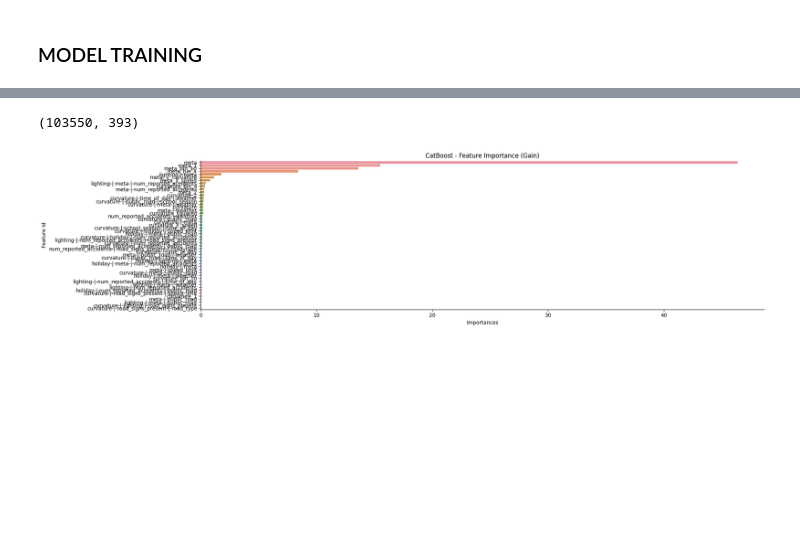
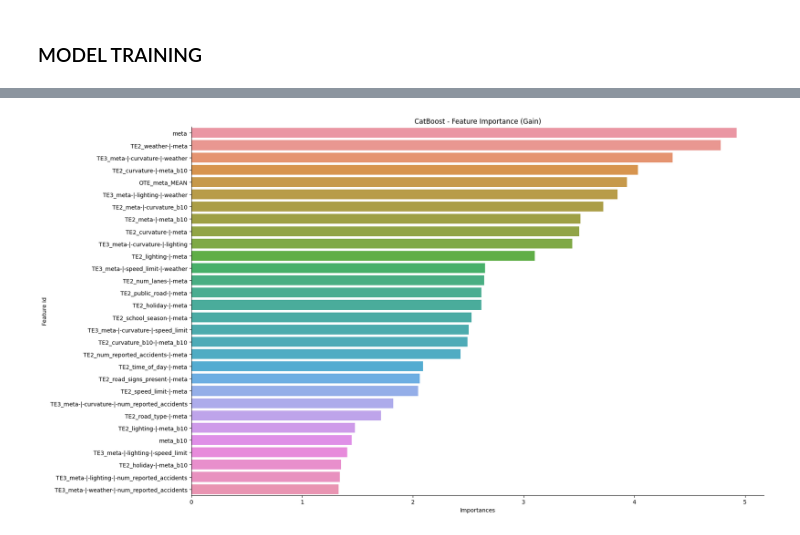
Before and after one commit to coded-sly/s5e10-Road-Accident-Risk, a Jupyter notebook: s5e10-cat-meta-fe.ipynb, the cells around one changed output, grey strips where cells are left out. Drawn from its saved outputs; the diff is of its cells as text; code cells hidden in the pictures; blank space fills up the shorter version.

Commit message:
Kaggle Notebook | S5E10-CAT-meta | v1-SYM_BAYES

```diff
--- a/s5e10-cat-meta-fe.ipynb
+++ b/s5e10-cat-meta-fe.ipynb
@@ -347,2 +214,0 @@ def create_features(train_df, test_df, orig_df):
-# %%
-train, test, TE, BINS, DIGITS = create_features(train, test, orig)
@@ -368,0 +274,18 @@ Creating bins... curvature_4, curvature_10, meta_4, meta_10,
+# %%
+## -- Triplewise combinations --
+TOP_PREDICTORS = ['meta','curvature','lighting','speed_limit','weather','num_reported_accidents']
+TE3 = []
+for c in tqdm(list(combinations(TOP_PREDICTORS, 3)), desc="Creating Triplewise"):
+    n = f'TE3_'+'-|-'.join(c)
+    train[n] = train[c[0]].astype(str) + '_' + \
+               train[c[1]].astype(str) + '_' + \
+               train[c[2]].astype(str)
+    test[n]  = test[c[0]].astype(str) + '_' + \
+               test[c[1]].astype(str) + '_' + \
+               test[c[2]].astype(str)
+
+    train[n] = train[n].astype('category')
+    cat = train[n].cat
+    # train[n] = train[n].cat.codes
+    test[n] = pd.Categorical(test[n], categories=cat.categories)#.codes
+    TE3.append(n)
@@ -368,0 +296,6 @@ Creating bins... curvature_4, curvature_10, meta_4, meta_10,
+# %%
+__ = [c for c in train.columns if train[c].nunique() < 2]
+print(f"Produced {len(__)} single value features: {__}")
+train = train.drop(__, axis=1)
+test = test.drop(__, axis=1)
+print(f"Drop {len(__)} columns... Complete!")
@@ -390,6 +316,0 @@ None
-# %%
-__ = [c for c in train.columns if train[c].nunique() < 2]
-print(f"Produced {len(__)} single value features: {__}")
-train.drop(__, axis=1, inplace=True)
-test.drop(__, axis=1, inplace=True)
-print(f"Drop {len(__)} columns... Complete!")
@@ -556,22 +612,14 @@ Computation Time: 7082.65 secs #################################################
-# %%
-X_val_enc.shape
-# %% [output]
-(103550, 393)
 # %%
 ## -- Plot Feature Importances --
-MAX = 50
-fig, ax = plt.subplots(1, 1, figsize=(20, 5))
-
-# Get feature importances from the trained model
+MAX = 30
 feature_importances = model.get_feature_importance(prettified=True)
 
-# Plot the feature importances
-sns.barplot(x='Importances', y='Feature Id', data=feature_importances.head(MAX), ax=ax)
-
+plt.figure(figsize=(18, 10))
+ax = sns.barplot(x='Importances', y='Feature Id', data=feature_importances.head(MAX))
 ax.set_title("CatBoost - Feature Importance (Gain)")
 ax.spines['top'].set_visible(False)
 ax.spines['right'].set_visible(False)
 plt.tight_layout()
 plt.show()
 # %% [output]
-[figure, old version]
+[figure, new version]
```
Also changed, not shown: parts of 27 cells of this notebook.
